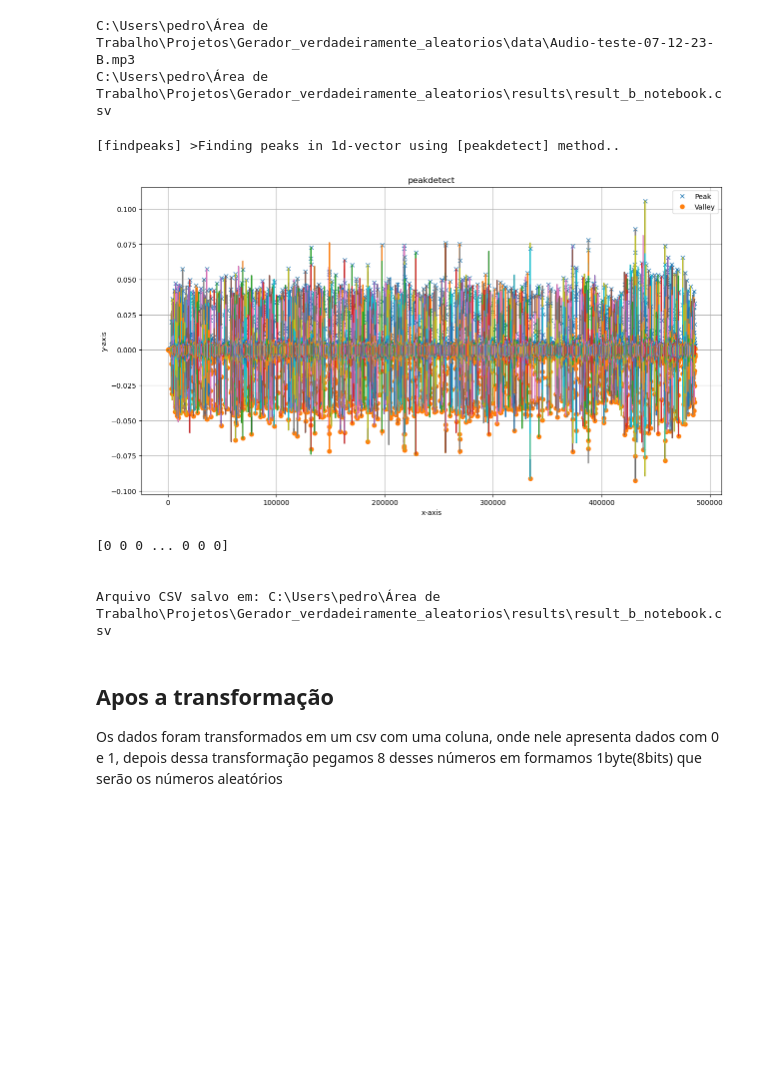
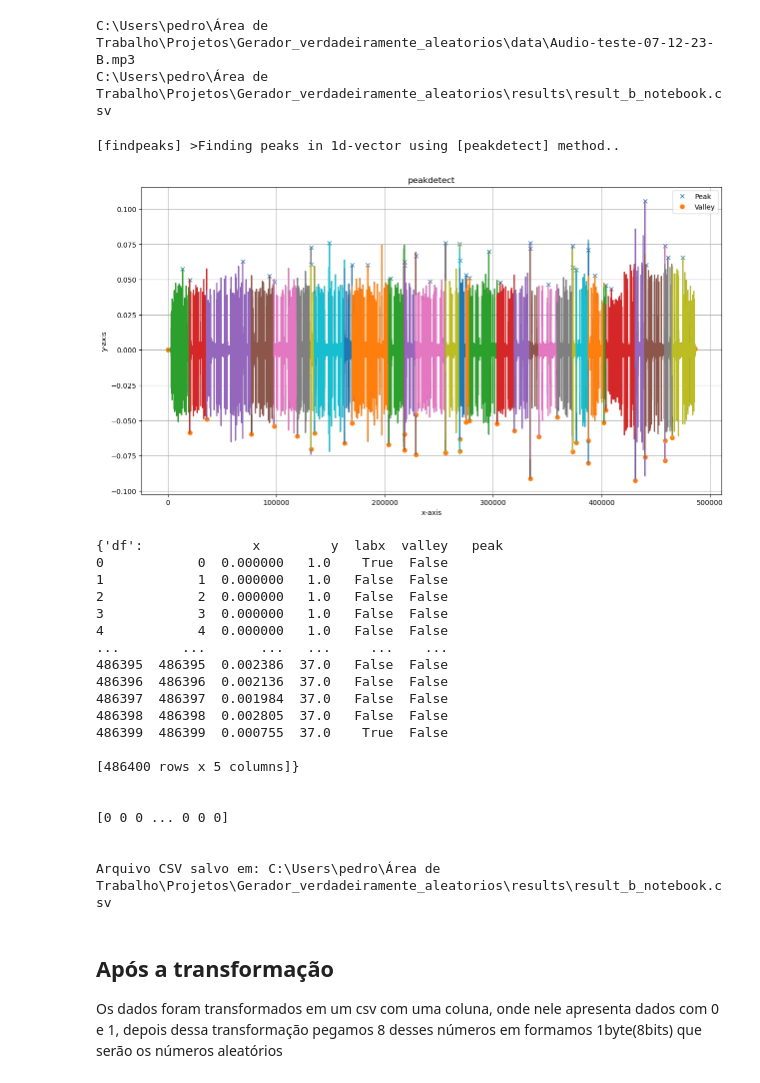
Before and after one commit to pedrobiqua/Gerador_verdadeiramente_aleatorios, a Jupyter notebook: Notebook_pibic.ipynb, the cells around one changed output. Drawn from its saved outputs; the diff is of its cells as text; code cells hidden in the pictures; blank space fills up the shorter version.

```diff
--- a/Notebook_pibic.ipynb
+++ b/Notebook_pibic.ipynb
@@ -35,22 +35,39 @@ C:\Users\pedro\Área de Trabalho\Projetos\Gerador_verdadeiramente_aleatorios\res
 # %%
 if AUDIO_PATH:
     if CSV_OUTPUT_PATH:
+        audio_processor.enable_debug() # Ativa o debug
         onda_retangular = audio_processor.audio_para_onda_retangular(AUDIO_PATH, multiple=0.5)
         audio_processor.salvar_onda_retangular_csv(onda_retangular, output_path=CSV_OUTPUT_PATH)
         print(f"Arquivo CSV salvo em: {CSV_OUTPUT_PATH}")
     else:
         print("Nenhum destino selecionado. Operação cancelada.")
 else:
     print("Nenhum arquivo de áudio selecionado. Operação cancelada.")
 # %% [output]
 [findpeaks] >Finding peaks in 1d-vector using [peakdetect] method..
-[figure, old version]
+[figure, new version]
+{'df':              x         y  labx  valley   peak
+0            0  0.000000   1.0    True  False
+1            1  0.000000   1.0   False  False
+2            2  0.000000   1.0   False  False
+3            3  0.000000   1.0   False  False
+4            4  0.000000   1.0   False  False
+...        ...       ...   ...     ...    ...
+486395  486395  0.002386  37.0   False  False
+486396  486396  0.002136  37.0   False  False
+486397  486397  0.001984  37.0   False  False
+486398  486398  0.002805  37.0   False  False
+486399  486399  0.000755  37.0    True  False
+
+[486400 rows x 5 columns]}
+
+
 [0 0 0 ... 0 0 0]
 
 
 Arquivo CSV salvo em: C:\Users\pedro\Área de Trabalho\Projetos\Gerador_verdadeiramente_aleatorios\results\result_b_notebook.csv
 # %% [markdown]
-## Apos a transformação
+## Após a transformação
 Os dados foram transformados em um csv com uma coluna, onde nele apresenta dados com 0 e 1, depois dessa transformação pegamos 8 desses números em formamos 1byte(8bits) que serão os números aleatórios
 # %%
 # TODO . . .
```
Also changed, not shown: 1 other file.
